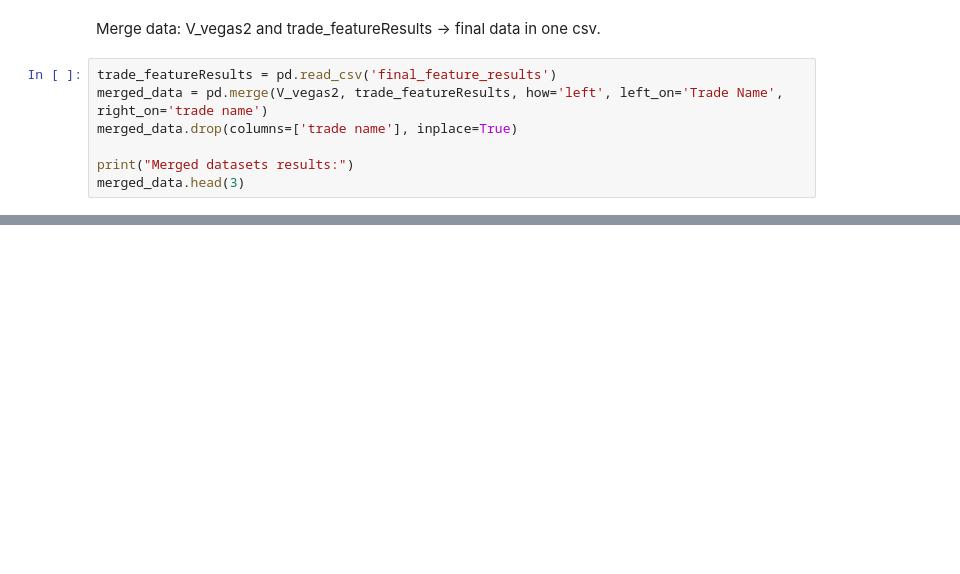
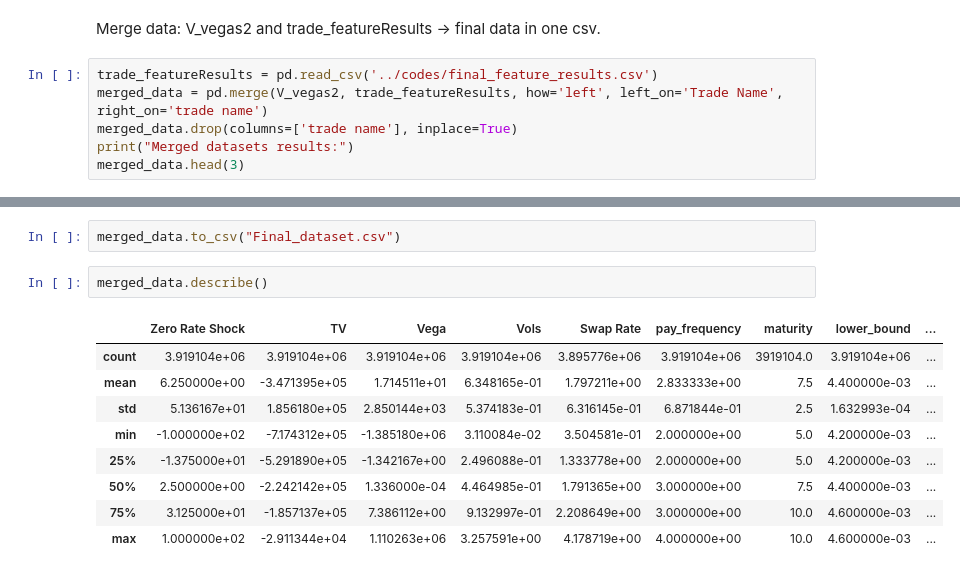
Before and after one commit to Owenliu50377/UBS-Contest, a Jupyter notebook: codes/data_inspection.ipynb, the cells around one changed output, grey strips where cells are left out. Drawn from its saved outputs; the diff is of its cells as text; blank space fills up the shorter version.

```diff
--- a/codes/data_inspection.ipynb
+++ b/codes/data_inspection.ipynb
@@ -326,9 +343,8 @@ merged_df.to_csv("final_feature_results.csv", index=False)
 # %% [markdown]
 Merge data: V_vegas2 and trade_featureResults -> final data in one csv.
 # %%
-trade_featureResults = pd.read_csv('final_feature_results')
+trade_featureResults = pd.read_csv('../codes/final_feature_results.csv')
 merged_data = pd.merge(V_vegas2, trade_featureResults, how='left', left_on='Trade Name', right_on='trade name')
 merged_data.drop(columns=['trade name'], inplace=True)
-
 print("Merged datasets results:")
 merged_data.head(3)
@@ -334,0 +358,14 @@ merged_data.head(3)
+# %%
+merged_data.to_csv("Final_dataset.csv")
+# %%
+merged_data.describe()
+# %% [output]
+|  | Zero Rate Shock | TV | Vega | Vols | Swap Rate | pay_frequency | maturity | lower_bound | ... |
+| count | 3.919104e+06 | 3.919104e+06 | 3.919104e+06 | 3.919104e+06 | 3.895776e+06 | 3.919104e+06 | 3919104.0 | 3.919104e+06 | ... |
+| mean | 6.250000e+00 | -3.471395e+05 | 1.714511e+01 | 6.348165e-01 | 1.797211e+00 | 2.833333e+00 | 7.5 | 4.400000e-03 | ... |
+| std | 5.136167e+01 | 1.856180e+05 | 2.850144e+03 | 5.374183e-01 | 6.316145e-01 | 6.871844e-01 | 2.5 | 1.632993e-04 | ... |
+| min | -1.000000e+02 | -7.174312e+05 | -1.385180e+06 | 3.110084e-02 | 3.504581e-01 | 2.000000e+00 | 5.0 | 4.200000e-03 | ... |
+| 25% | -1.375000e+01 | -5.291890e+05 | -1.342167e+00 | 2.496088e-01 | 1.333778e+00 | 2.000000e+00 | 5.0 | 4.200000e-03 | ... |
+| 50% | 2.500000e+00 | -2.242142e+05 | 1.336000e-04 | 4.464985e-01 | 1.791365e+00 | 3.000000e+00 | 7.5 | 4.400000e-03 | ... |
+| 75% | 3.125000e+01 | -1.857137e+05 | 7.386112e+00 | 9.132997e-01 | 2.208649e+00 | 3.000000e+00 | 10.0 | 4.600000e-03 | ... |
+| max | 1.000000e+02 | -2.911344e+04 | 1.110263e+06 | 3.257591e+00 | 4.178719e+00 | 4.000000e+00 | 10.0 | 4.600000e-03 | ... |
```
Also changed, not shown: parts of 8 cells of this notebook.
